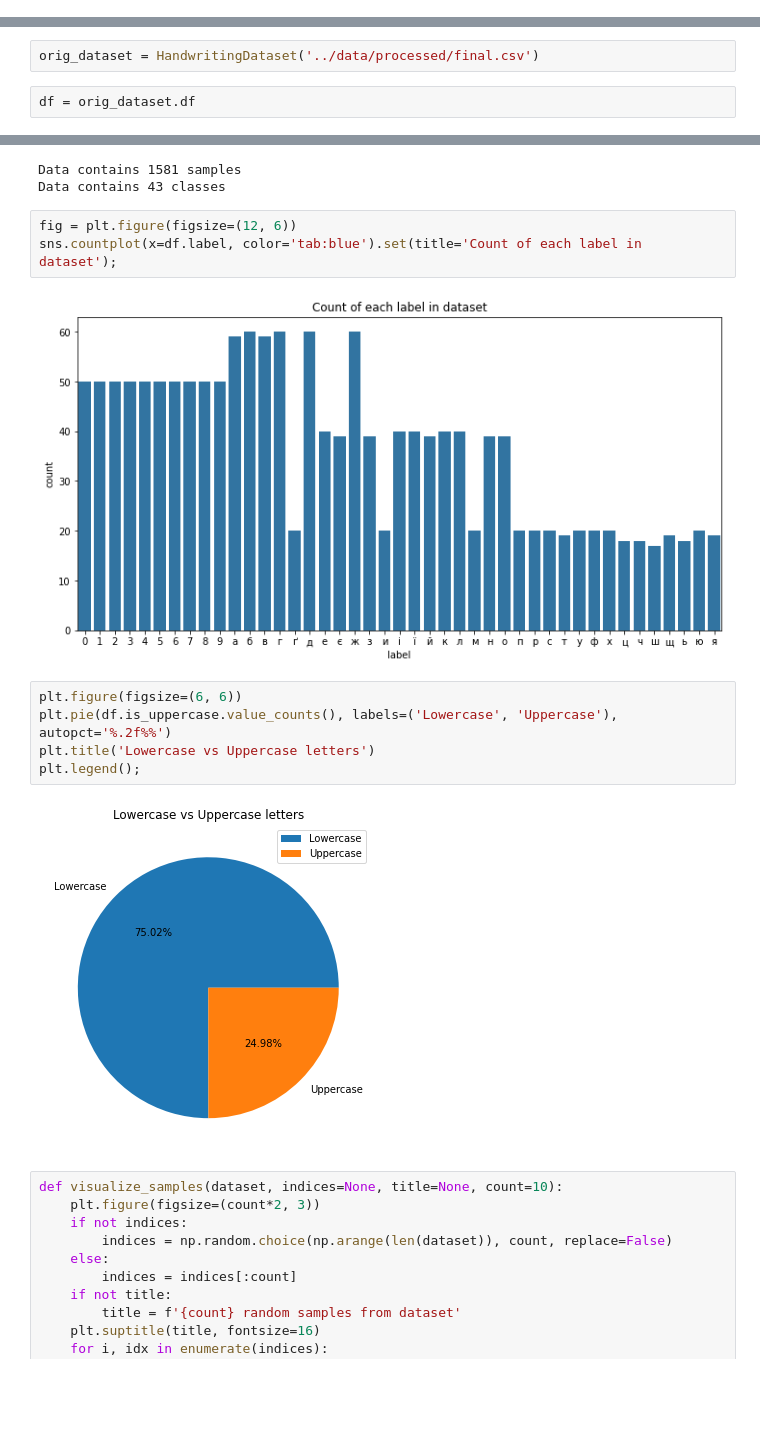
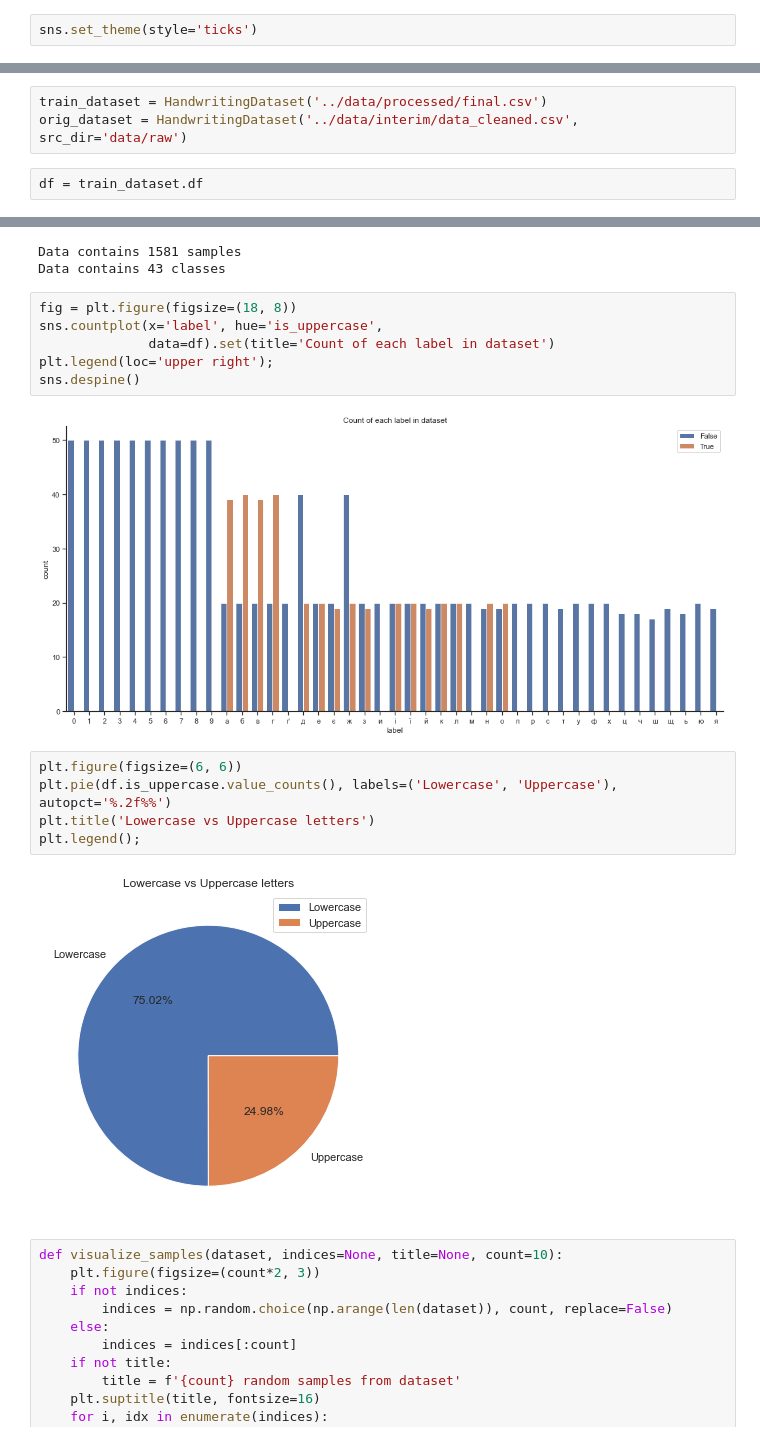
Before and after one commit to nazavr322/ukr-handwriting-classification, a Jupyter notebook: notebooks/eda_and_viz.ipynb, the cells around one changed output, grey strips where cells are left out. Drawn from its saved outputs; the diff is of its cells as text; blank space fills up the shorter version.

Commit message:
Added better visualizations

```diff
--- a/notebooks/eda_and_viz.ipynb
+++ b/notebooks/eda_and_viz.ipynb
@@ -14,12 +14,15 @@ from src.data.datasets import HandwritingDataset
 # %% [output]
 /home/nazar/Projects/ukrainian_handwriting
 /home/nazar/Projects/ukrainian_handwriting/notebooks
+# %%
+sns.set_theme(style='ticks')
 # %% [markdown]
 # Small EDA and some visualizations
 # %%
-orig_dataset = HandwritingDataset('../data/processed/final.csv')
+train_dataset = HandwritingDataset('../data/processed/final.csv')
+orig_dataset = HandwritingDataset('../data/interim/data_cleaned.csv', src_dir='data/raw')
 # %%
-df = orig_dataset.df
+df = train_dataset.df
 # %%
 df.head()
 # %% [output]
@@ -36,17 +39,20 @@ print(f'Data contains {len(df.label.unique())} classes')
 Data contains 1581 samples
 Data contains 43 classes
 # %%
-fig = plt.figure(figsize=(12, 6))
-sns.countplot(x=df.label, color='tab:blue').set(title='Count of each label in dataset');
+fig = plt.figure(figsize=(18, 8))
+sns.countplot(x='label', hue='is_uppercase',
+              data=df).set(title='Count of each label in dataset')
+plt.legend(loc='upper right');
+sns.despine()
 # %% [output]
-[figure, old version]
+[figure, new version]
 # %%
 plt.figure(figsize=(6, 6))
 plt.pie(df.is_uppercase.value_counts(), labels=('Lowercase', 'Uppercase'), autopct='%.2f%%')
 plt.title('Lowercase vs Uppercase letters')
 plt.legend();
 # %% [output]
-[figure, old version]
+[figure, new version]
 # %%
 def visualize_samples(dataset, indices=None, title=None, count=10):
     plt.figure(figsize=(count*2, 3))
```
Also changed, not shown: parts of 2 cells of this notebook.
